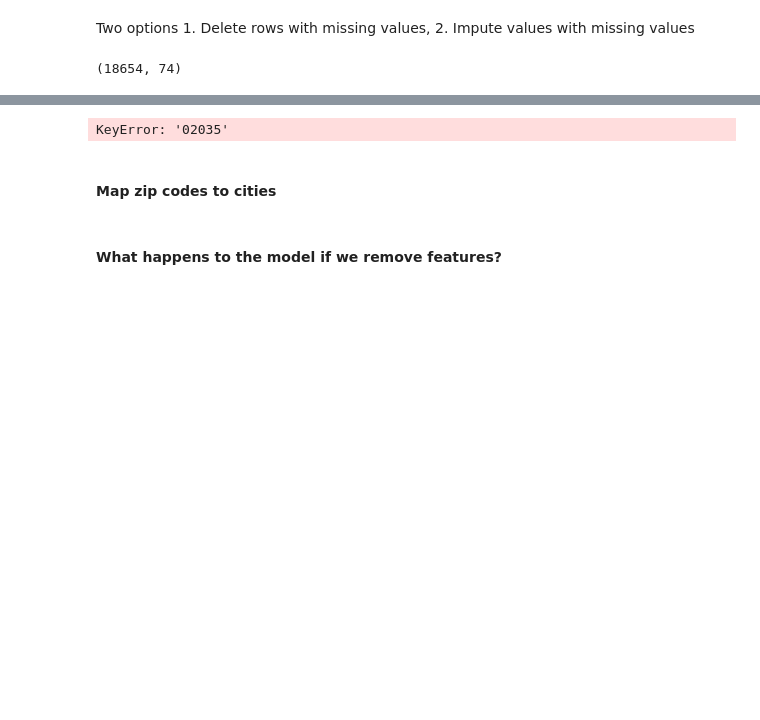
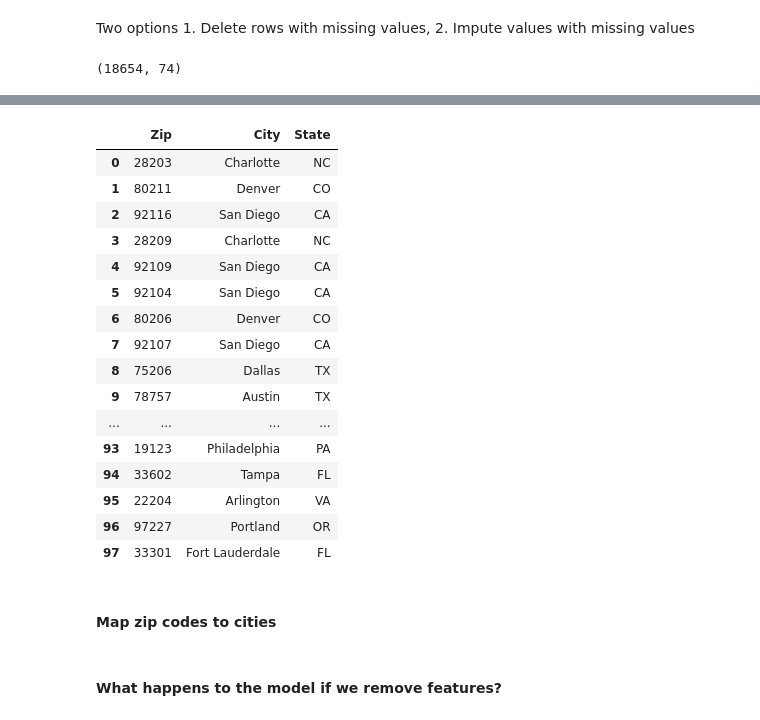
Before and after one commit to MLondon1027/Relocation_Recommender_System, a Jupyter notebook: Real_Estate_Recommender.ipynb, the cells around one changed output, grey strips where cells are left out. Saved outputs shown, nothing was run; the diff lists cells and outputs as text; code cells hidden in the pictures; blank space fills up the shorter version.

Commit message:
updated density

```diff
--- a/Real_Estate_Recommender.ipynb
+++ b/Real_Estate_Recommender.ipynb
@@ -64,6 +64,8 @@ uszips = pd.read_csv('data/uszips.csv')
 density = uszips[['zip', 'density']]
 # %%
 density['zip'] = density['zip'].astype(str)
+# %%
+density['zip']=density['zip'].str.rjust(5, "0")
 # %%
 density.set_index('zip', inplace=True)
 # %%
@@ -579,7 +568,7 @@ data_percents = data_percents[['total_pop', 'Percent_Under_5', 'Percent_5_to_9',
 # Merge columns together
 # Add density if you want later
 
-final = pd.concat([data_percents, education_percents, employment_percents, language_percents, veteran_percents, transportation_percents, financial_percents, marital_percents, real_estate_2019], axis=1)
+final = pd.concat([data_percents, education_percents, employment_percents, language_percents, veteran_percents, transportation_percents, financial_percents, marital_percents, real_estate_2019, density], axis=1)
 # %%
 # Fix the remaining object datatypes in the final. Cut down zip codes less than 2000
 final['Mean_Commute_Time'] = final['Mean_Commute_Time'].astype(float)
@@ -725,7 +714,7 @@ def cosine_recommend_zip(zip_input):
     #sort in descending order the similarity score of zip inputted with all the other zip codes
     similarity_score = sorted(similarity_score, key=lambda x: x[1], reverse=True)
     # Get the scores of the 15 most similar zip codes. Ignore the first zip code.
-    similarity_score = similarity_score[1:11]
+    similarity_score = similarity_score[1:100]
     #return zip codes using the mapping series
     zip_indices = [i[0] for i in similarity_score]
     best = []
@@ -735,7 +724,6 @@ def cosine_recommend_zip(zip_input):
     merged = pd.merge(df,zip_location,on='Zip',how='inner')
     merged = merged[['Zip', 'City', 'State']]
     return merged
-    #gdf = geopandas.GeoDataFrame(merged, geometry=geopandas.points_from_xy(merged.Longitude, merged.Latitude))
 # %%
 # def euclidean_recommend_zip(zip_input):
 #     zip_location = pd.read_csv('data/us-zip-code-latitude-and-longitude.csv', sep = ';')
@@ -756,10 +744,29 @@ def cosine_recommend_zip(zip_input):
 #     merged = pd.merge(df,zip_location,on='Zip',how='inner')
 #     merged = merged[['Zip', 'City', 'State']]
 #     return merged
-# %%
-cosine_recommend_zip('02035')
-# %% [output]
-KeyError: '02035'
+# %%
+pd.set_option('display.max_rows', None)
+pd.set_option('display.max_columns', None)
+pd.set_option('display.width', None)
+cosine_recommend_zip('78704')
+# %% [output]
+|  | Zip | City | State |
+| 0 | 28203 | Charlotte | NC |
+| 1 | 80211 | Denver | CO |
+| 2 | 92116 | San Diego | CA |
+| 3 | 28209 | Charlotte | NC |
+| 4 | 92109 | San Diego | CA |
+| 5 | 92104 | San Diego | CA |
+| 6 | 80206 | Denver | CO |
+| 7 | 92107 | San Diego | CA |
+| 8 | 75206 | Dallas | TX |
+| 9 | 78757 | Austin | TX |
+| ... | ... | ... | ... |
+| 93 | 19123 | Philadelphia | PA |
+| 94 | 33602 | Tampa | FL |
+| 95 | 22204 | Arlington | VA |
+| 96 | 97227 | Portland | OR |
+| 97 | 33301 | Fort Lauderdale | FL |
 # %% [markdown]
 #### Map zip codes to cities
 # %%
```
Also changed, not shown: parts of 9 cells of this notebook, 1 other file.
